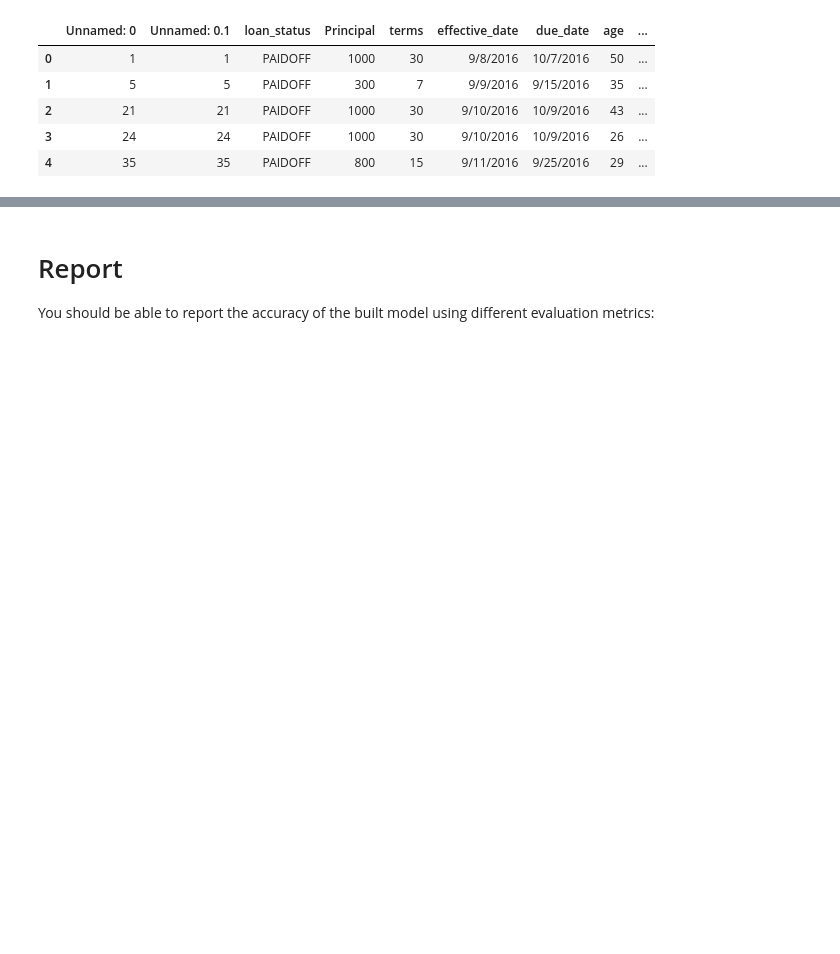
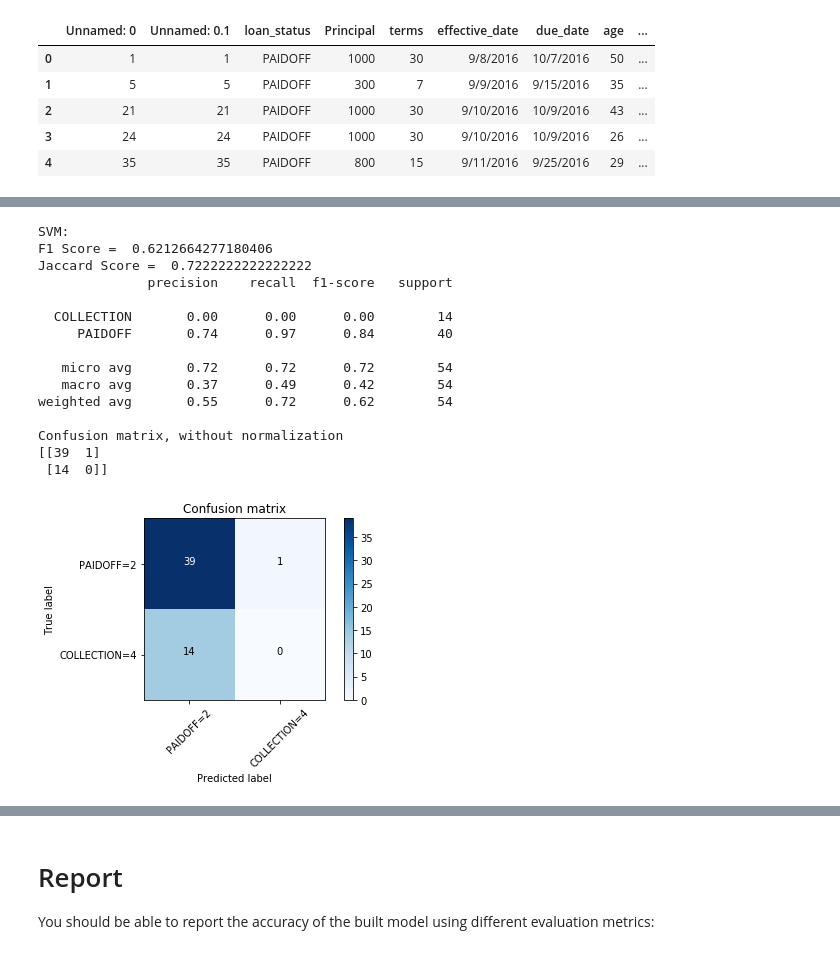
Before and after one commit to ladhaakhilesh/coursera-project, a Jupyter notebook: Coursera-Week6-Assignment.ipynb, the cells around one changed output, grey strips where cells are left out. Drawn from its saved outputs; the diff is of its cells as text; code cells hidden in the pictures; blank space fills up the shorter version.

```diff
--- a/Coursera-Week6-Assignment.ipynb
+++ b/Coursera-Week6-Assignment.ipynb
@@ -437,22 +465,39 @@ print('DT:\nF1 Score = ', DecisionTree_f1_score , '\nJaccard Score = ' , Decisio
 # %%
 # SVM Calculations
 from sklearn.metrics import classification_report, confusion_matrix
 
 SVM_test_yhat = clf.predict(test_X_test)
 SVM_test_yhat [0:5]
 
 SVM_f1_score = f1_score(test_y_test, SVM_test_yhat, average='weighted')
 SVM_jaccard = jaccard_similarity_score(test_y_test, SVM_test_yhat)
 print('SVM: \nF1 Score = ', SVM_f1_score , ' \nJaccard Score = ' , SVM_jaccard)
 
 # Compute confusion matrix
-cnf_matrix = confusion_matrix(test_y_test, SVM_test_yhat, labels=[2,4])
+cnf_matrix = confusion_matrix(test_y_test, SVM_test_yhat, labels=['PAIDOFF','COLLECTION'])
 np.set_printoptions(precision=2)
 
 print (classification_report(test_y_test, SVM_test_yhat))
 
 # Plot non-normalized confusion matrix
 plt.figure()
 plot_confusion_matrix(cnf_matrix, classes=['PAIDOFF=2','COLLECTION=4'],normalize= False,  title='Confusion matrix')
+# %% [output]
+SVM:
+F1 Score =  0.6212664277180406
+Jaccard Score =  0.7222222222222222
+              precision    recall  f1-score   support
+
+  COLLECTION       0.00      0.00      0.00        14
+     PAIDOFF       0.74      0.97      0.84        40
+
+   micro avg       0.72      0.72      0.72        54
+   macro avg       0.37      0.49      0.42        54
+weighted avg       0.55      0.72      0.62        54
+
+Confusion matrix, without normalization
+[[39  1]
+ [14  0]]
+[figure, added]
 # %%
 # Logistic Regression
```
Also changed, not shown: parts of 8 cells of this notebook.
